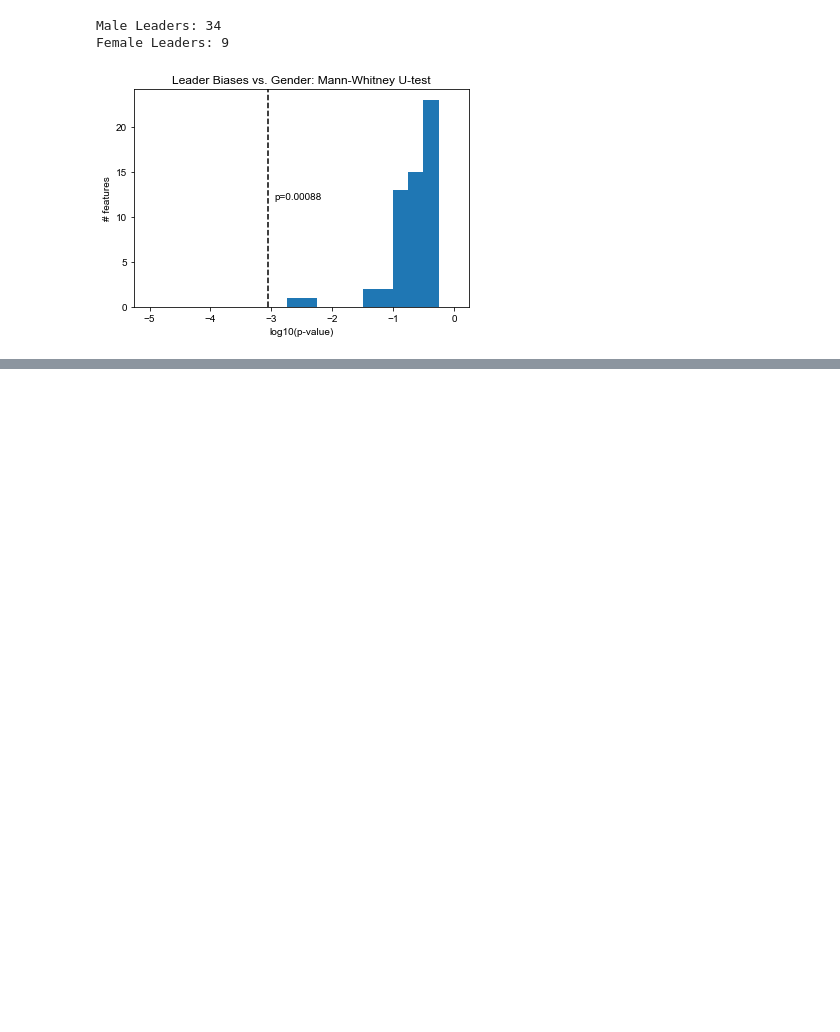
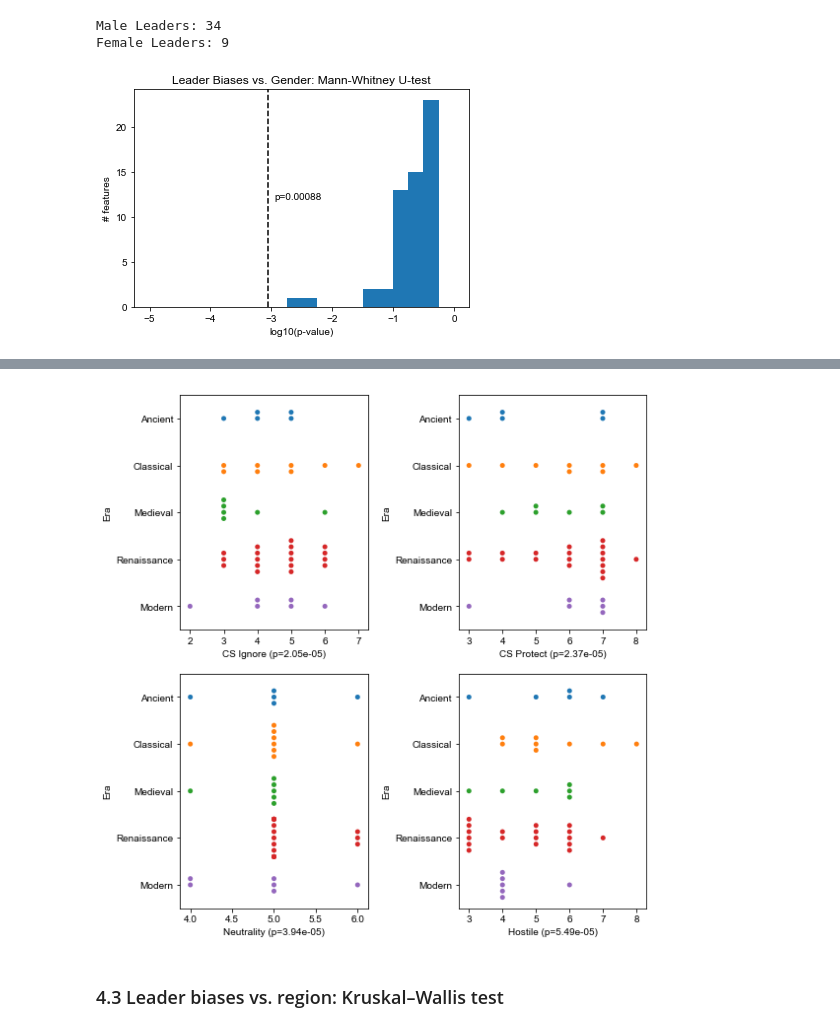
Before and after one commit to jhyun95/superfluous, a Jupyter notebook: civ5/civ5_analysis2.ipynb, the cells around one changed output, grey strips where cells are left out. Drawn from its saved outputs; the diff is of its cells as text; code cells hidden in the pictures; blank space fills up the shorter version.

```diff
--- a/civ5/civ5_analysis2.ipynb
+++ b/civ5/civ5_analysis2.ipynb
@@ -162,0 +238,13 @@ plt.savefig('figures/mann-whitney_pvalues.png', format='png', dpi=90)
+# %%
+fig, axs = plt.subplots(2, 2, figsize=(8,8))
+axs = axs.flatten()
+for i,bias in enumerate(df_kruskal_era.sort_values('log10(p)').index[:4]):
+    df_tmp = pd.concat([df.loc[:,bias], df_meta.loc[:,'Era']], axis=1)
+    axs[i] = sns.swarmplot(x=bias, y='Era', data=df_tmp, ax=axs[i], order=eras)
+    axs[i].set_xlabel(bias + ' (p=' + '{:0.2e}'.format(df_kruskal_era.loc[bias,'p']) + ')')
+plt.tight_layout()
+plt.savefig('figures/era_top_bias_split.png', format='png', dpi=90)
+# %% [output]
+[figure, added]
+# %% [markdown]
+### 4.3 Leader biases vs. region: Kruskal–Wallis test
```
Also changed, not shown: parts of 12 cells of this notebook, 6 other files.
